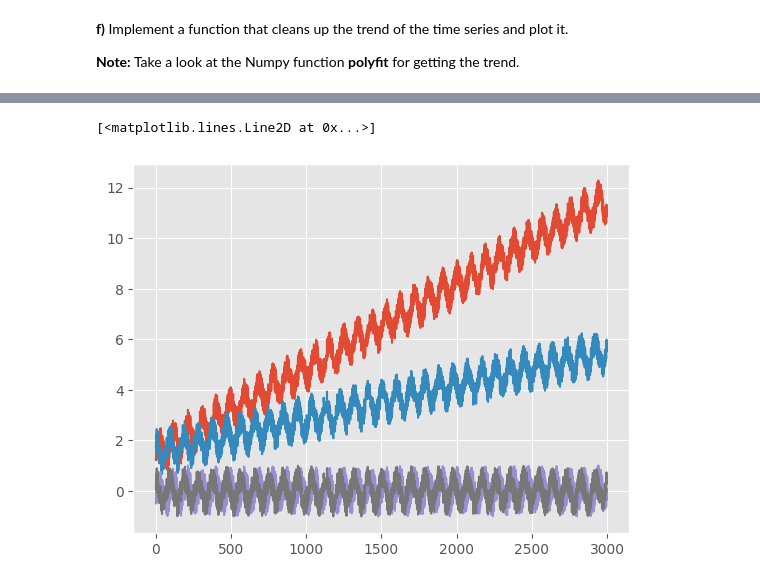
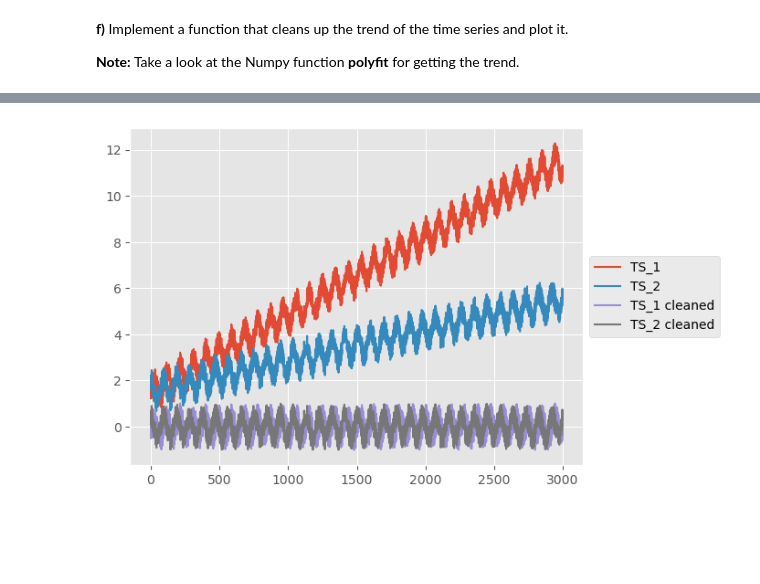
Before and after one commit to KlaraGtknst/TSDM_WS23_34, a Jupyter notebook: Exercise_03_representation.ipynb, the cells around one changed output, grey strips where cells are left out. Saved outputs shown, nothing was run; the diff lists cells and outputs as text; code cells hidden in the pictures; blank space fills up the shorter version.

Commit message:
style: code clean up

```diff
--- a/Exercise_03_representation.ipynb
+++ b/Exercise_03_representation.ipynb
@@ -345,23 +345,24 @@ print(norm_euclid(b, np.array([[i] * (len(y) // N_SECTIONS) for i in b_recon]).f
 xx,yy = TS_1(x1=200, samples=3000)
 aa,bb = TS_2(x1=200, samples=3000)
 # %%
-sax = SAX(30)
-sax.fit(yy)
+sax = SAX(30, n_sections=N_SECTIONS)
+sax.fit(yy) # TS_1
 yy_transformed = sax.transform(yy)
 yy_recon = sax.reconstruct(yy_transformed)
 for i in sax.breakpoints:
     plt.axhline(i, c="red")
-sax.fit(bb)
+sax.fit(bb) # TS_2
 bb_transformed = sax.transform(bb)
 bb_recon = sax.reconstruct(bb_transformed)
 for i in sax.breakpoints:
     plt.axhline(i, c="blue", alpha=0.5)
 
 print(yy_transformed)
-print(yy_recon)
+# print(yy_recon)
 print(bb_transformed)
-print(bb_recon)
-plt.plot(yy_recon)
-plt.plot(bb_recon)
-#Uniformly distributed and signals are cut off at the top and the bottom
+# print(bb_recon)
+plt.plot(yy_recon, label='TS_1 reconstructed')
+plt.plot(bb_recon, label='TS_2 reconstructed')
+plt.legend(loc='center left', bbox_to_anchor=(1, 0.5))
+plt.show()
 # %% [output]
@@ -378,15 +387,15 @@ plt.plot(bb_recon)
 # %%
-def get_trend(x, y):
-    """Return the trend of the given time series."""
-    return np.polyfit(x, y, deg=10)
+# Plot them and compare the original time series and the cleaned time series.
 
 z = get_trend(xx,yy)
-plt.plot(yy)
-plt.plot(bb)
+plt.plot(yy, label='TS_1')
+plt.plot(bb, label='TS_2')
 c = get_trend(aa,bb)
 cleaned_yy = yy - np.polyval(z, xx)
-plt.plot(cleaned_yy)
+plt.plot(cleaned_yy, label='TS_1 cleaned')
 print(c)
 cleaned_bb = bb -np.polyval(c, aa)
-plt.plot(cleaned_bb)
+plt.plot(cleaned_bb, label='TS_2 cleaned')
+plt.legend(loc='center left', bbox_to_anchor=(1, 0.5))
+plt.show()
 # %% [output]
@@ -396,2 +405 @@ plt.plot(cleaned_bb)
-[<matplotlib.lines.Line2D at 0x...>]
-[figure, old version]
+[figure, new version]
```
Also changed, not shown: parts of 6 cells of this notebook.
